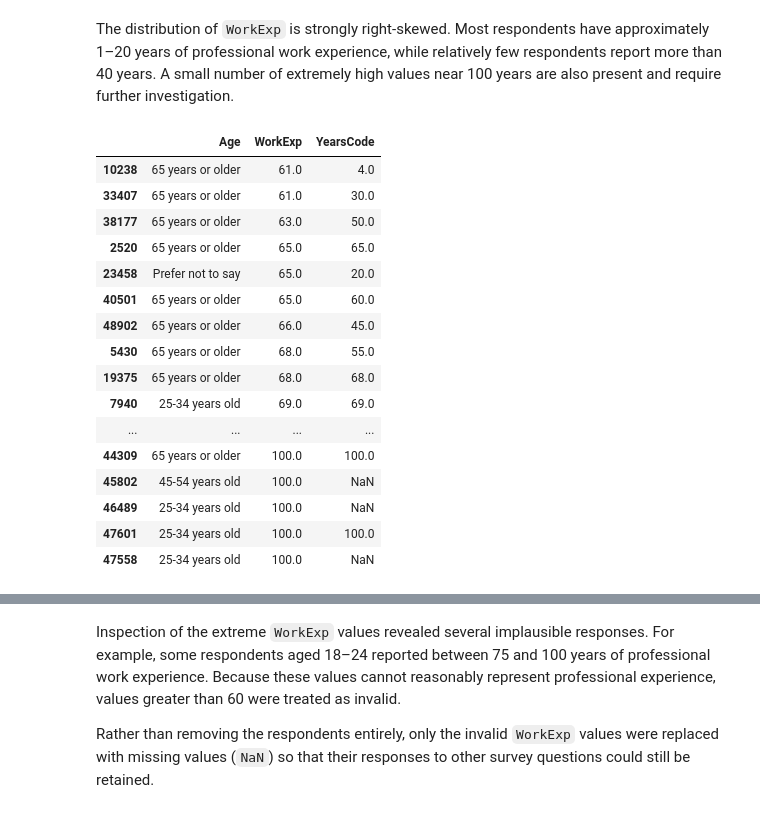
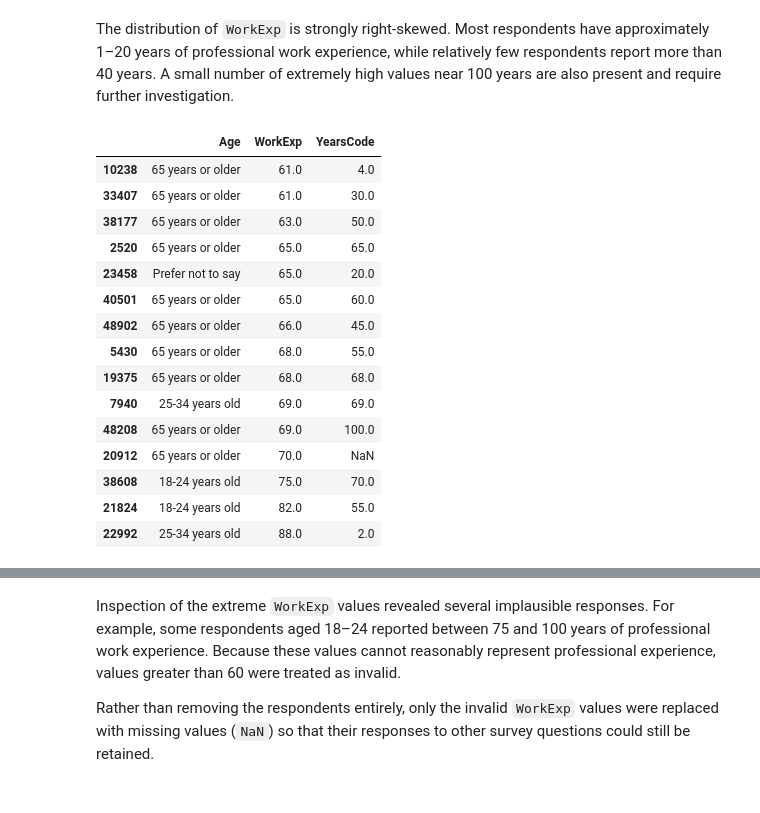
Before and after one commit to RaveTheBrave/Udacity-Data-Science-Stack-Overflow-Blog-Post, a Jupyter notebook: Stack Overflow Blog Post.ipynb, the cells around one changed output, grey strips where cells are left out. Cells and saved outputs as stored; diff of their text form; code cells hidden in the pictures.

```diff
--- a/Stack Overflow Blog Post.ipynb
+++ b/Stack Overflow Blog Post.ipynb
@@ -157,27 +104,26 @@ near 100 years are also present and require further investigation.
 # %%
 # Reviewing the age in regards to work experience
 df.loc[
     df['WorkExp'] > 60,
     ['Age', 'WorkExp', 'YearsCode']
-].sort_values('WorkExp')
+].sort_values('WorkExp').head(15)
 # %% [output]
 |  | Age | WorkExp | YearsCode |
 | 10238 | 65 years or older | 61.0 | 4.0 |
 | 33407 | 65 years or older | 61.0 | 30.0 |
 | 38177 | 65 years or older | 63.0 | 50.0 |
 | 2520 | 65 years or older | 65.0 | 65.0 |
 | 23458 | Prefer not to say | 65.0 | 20.0 |
 | 40501 | 65 years or older | 65.0 | 60.0 |
 | 48902 | 65 years or older | 66.0 | 45.0 |
 | 5430 | 65 years or older | 68.0 | 55.0 |
 | 19375 | 65 years or older | 68.0 | 68.0 |
 | 7940 | 25-34 years old | 69.0 | 69.0 |
-| ... | ... | ... | ... |
-| 44309 | 65 years or older | 100.0 | 100.0 |
-| 45802 | 45-54 years old | 100.0 | NaN |
-| 46489 | 25-34 years old | 100.0 | NaN |
-| 47601 | 25-34 years old | 100.0 | 100.0 |
-| 47558 | 25-34 years old | 100.0 | NaN |
+| 48208 | 65 years or older | 69.0 | 100.0 |
+| 20912 | 65 years or older | 70.0 | NaN |
+| 38608 | 18-24 years old | 75.0 | 70.0 |
+| 21824 | 18-24 years old | 82.0 | 55.0 |
+| 22992 | 25-34 years old | 88.0 | 2.0 |
 # %%
 # Replace unrealistic WorkExp values above 60 with missing values
 
```
Also changed, not shown: parts of 91 cells of this notebook.
